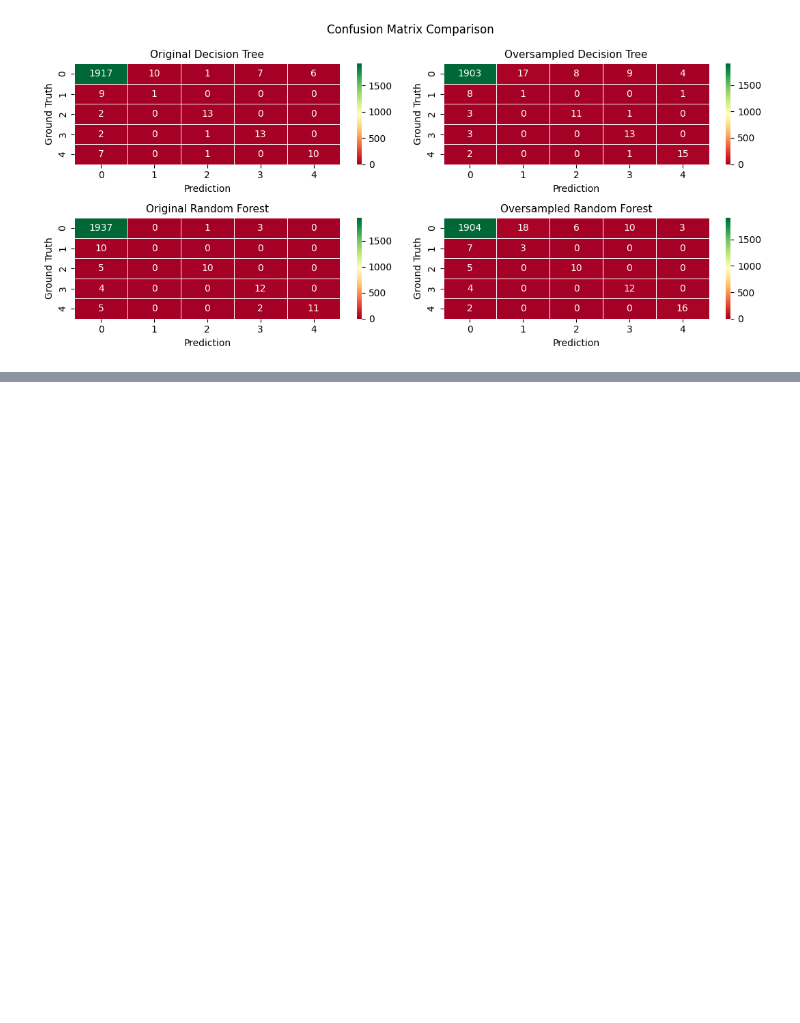
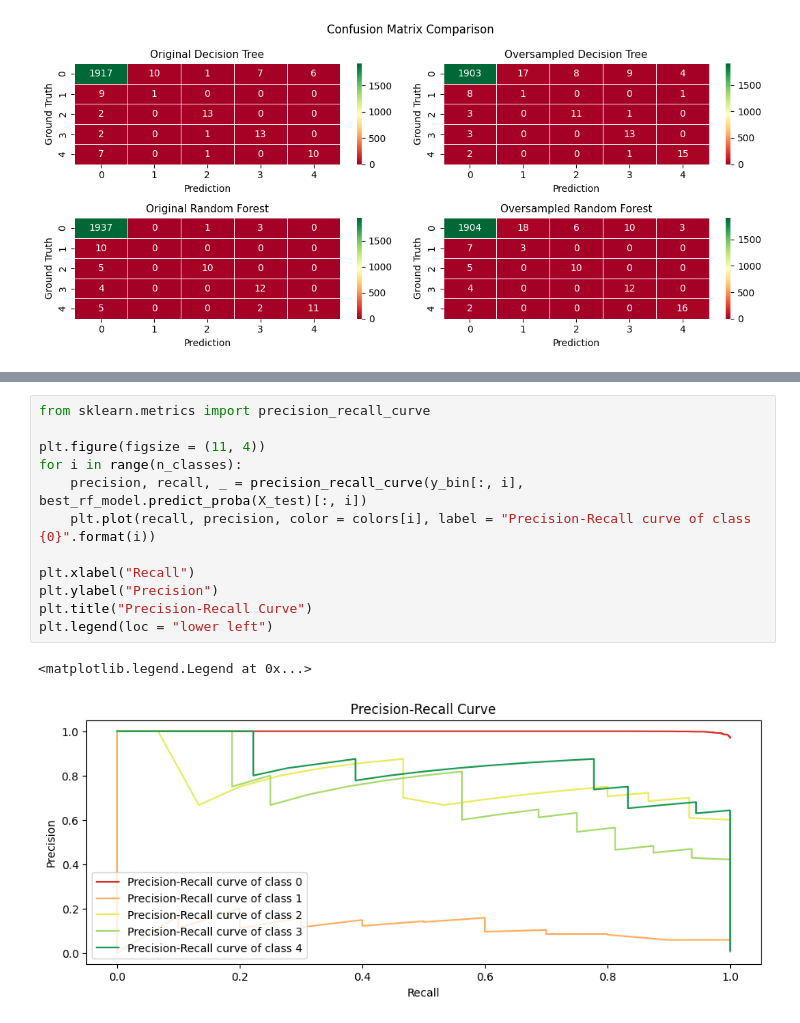
Before and after one commit to herrerovir/Predictive-maintenance-industrial-machinery, a Jupyter notebook: Predictive-maintenance-of-industrial-machinery.ipynb, the cells around one changed output, grey strips where cells are left out. Drawn from its saved outputs; the diff is of its cells as text; blank space fills up the shorter version.

```diff
--- a/Predictive-maintenance-of-industrial-machinery.ipynb
+++ b/Predictive-maintenance-of-industrial-machinery.ipynb
@@ -1108,0 +1321,15 @@ plt.tight_layout()
+# %%
+from sklearn.metrics import precision_recall_curve
+
+plt.figure(figsize = (11, 4))
+for i in range(n_classes):
+    precision, recall, _ = precision_recall_curve(y_bin[:, i], best_rf_model.predict_proba(X_test)[:, i])
+    plt.plot(recall, precision, color = colors[i], label = "Precision-Recall curve of class {0}".format(i))
+
+plt.xlabel("Recall")
+plt.ylabel("Precision")
+plt.title("Precision-Recall Curve")
+plt.legend(loc = "lower left")
+# %% [output]
+<matplotlib.legend.Legend at 0x...>
+[figure, added]
```
Also changed, not shown: parts of 11 cells of this notebook.
